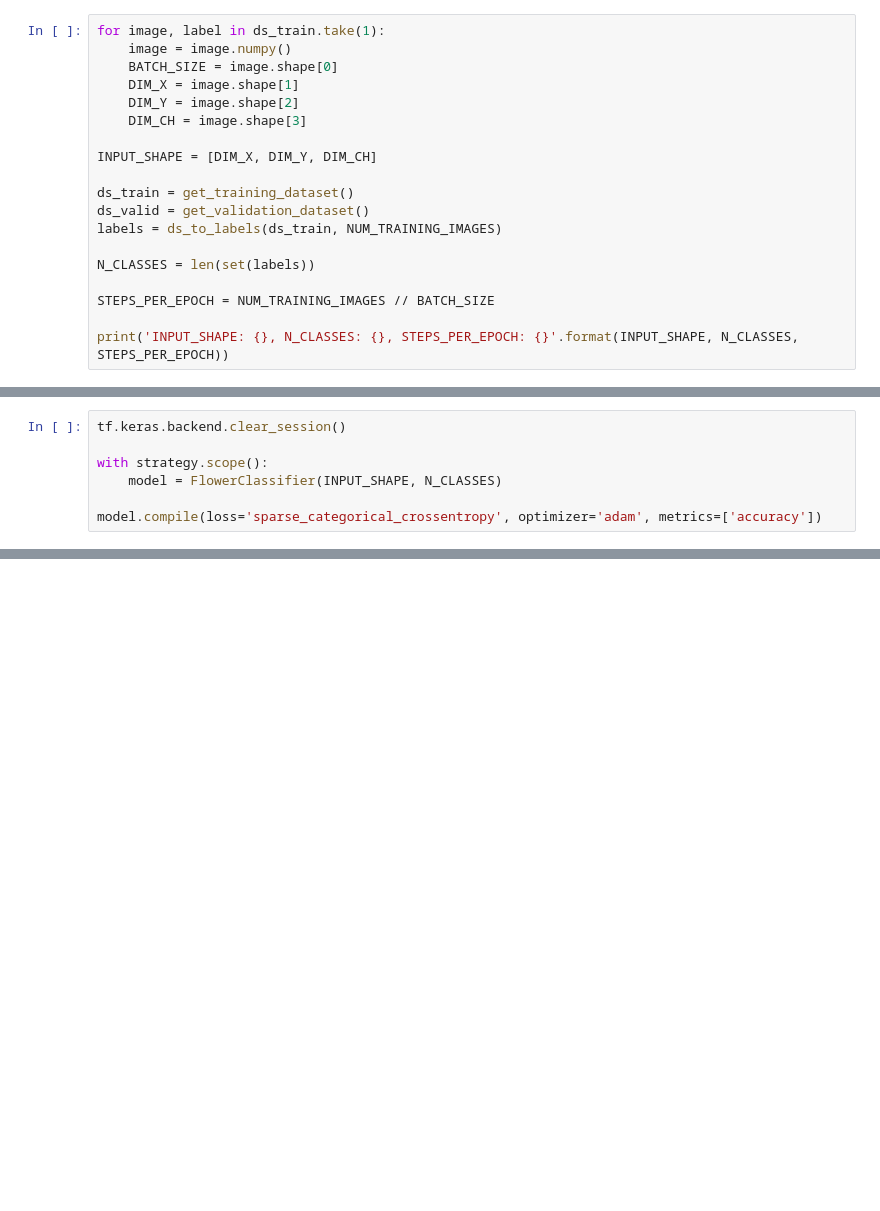
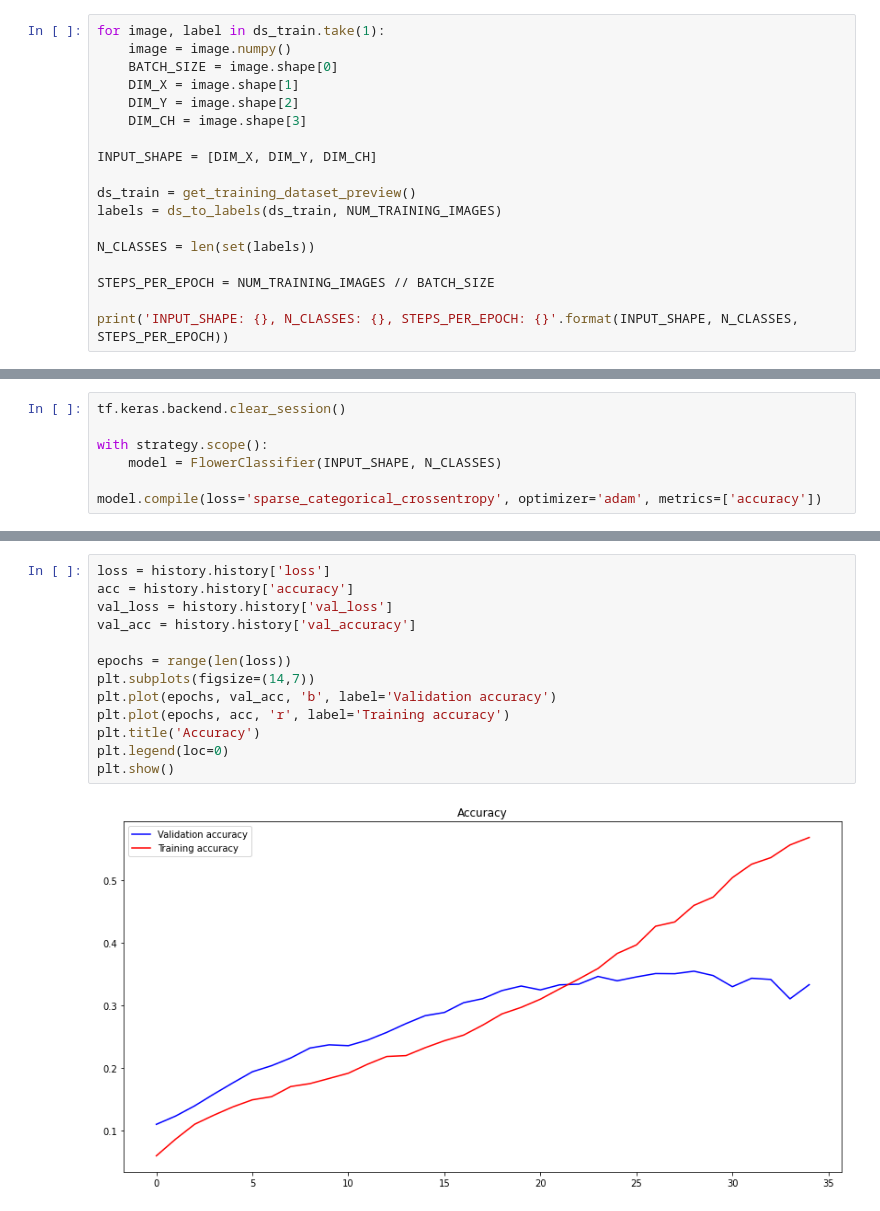
Before and after one commit to jkeogh2031/petals_to_the_metal, a Jupyter notebook: petals-to-the-metal.ipynb, the cells around one changed output, grey strips where cells are left out. Saved outputs shown, nothing was run; the diff lists cells and outputs as text; blank space fills up the shorter version.

```diff
--- a/petals-to-the-metal.ipynb
+++ b/petals-to-the-metal.ipynb
@@ -261,8 +279,7 @@ for image, label in ds_train.take(1):
 
 INPUT_SHAPE = [DIM_X, DIM_Y, DIM_CH]
 
-ds_train = get_training_dataset()
-ds_valid = get_validation_dataset()
+ds_train = get_training_dataset_preview()
 labels = ds_to_labels(ds_train, NUM_TRAINING_IMAGES)
 
 N_CLASSES = len(set(labels))
@@ -317,0 +332,15 @@ Epoch 35/35
+# %%
+loss = history.history['loss']
+acc = history.history['accuracy']
+val_loss = history.history['val_loss']
+val_acc = history.history['val_accuracy']
+
+epochs = range(len(loss))
+plt.subplots(figsize=(14,7))
+plt.plot(epochs, val_acc, 'b', label='Validation accuracy')
+plt.plot(epochs, acc, 'r', label='Training accuracy')
+plt.title('Accuracy')
+plt.legend(loc=0)
+plt.show()
+# %% [output]
+[figure, added]
```
Also changed, not shown: parts of 12 cells of this notebook.
